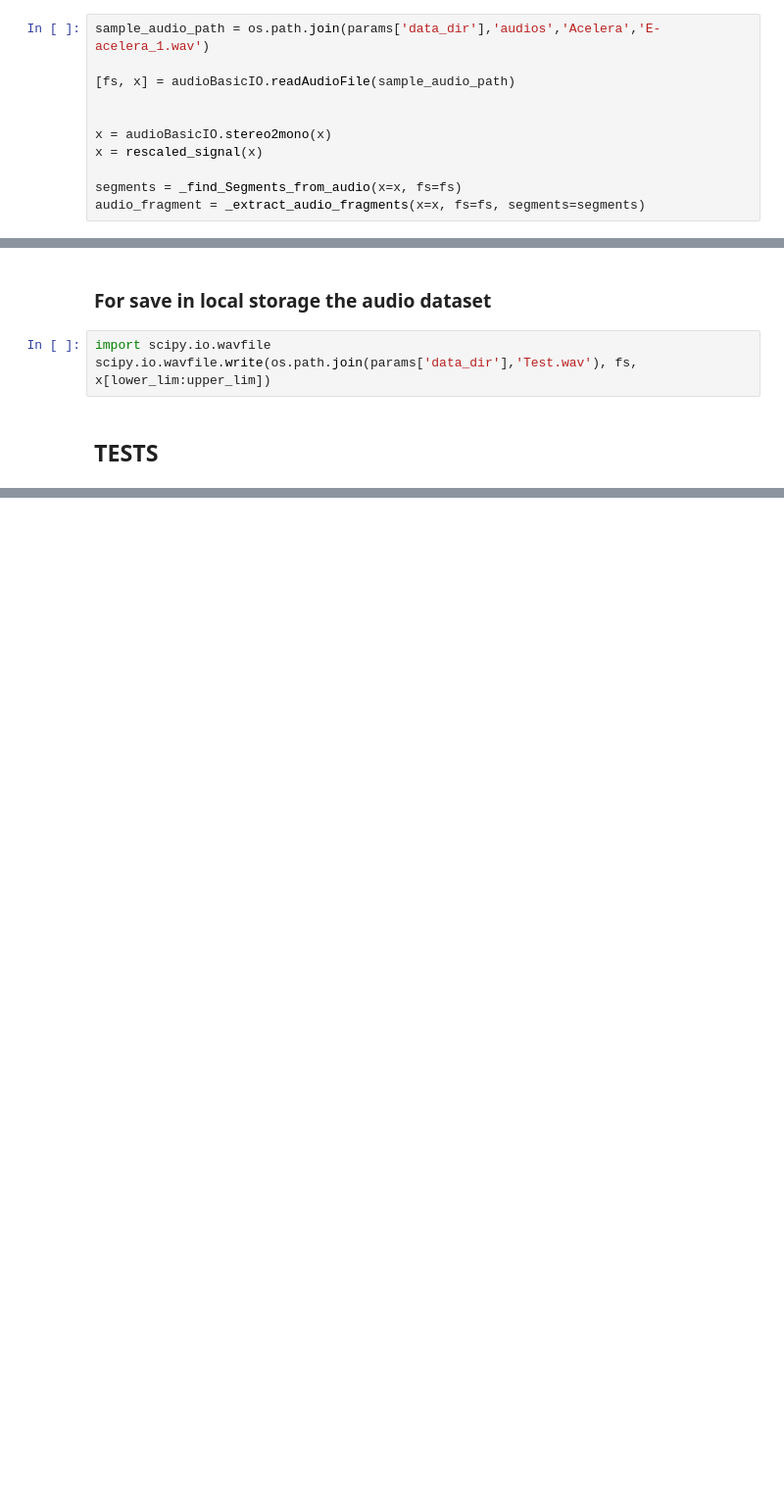
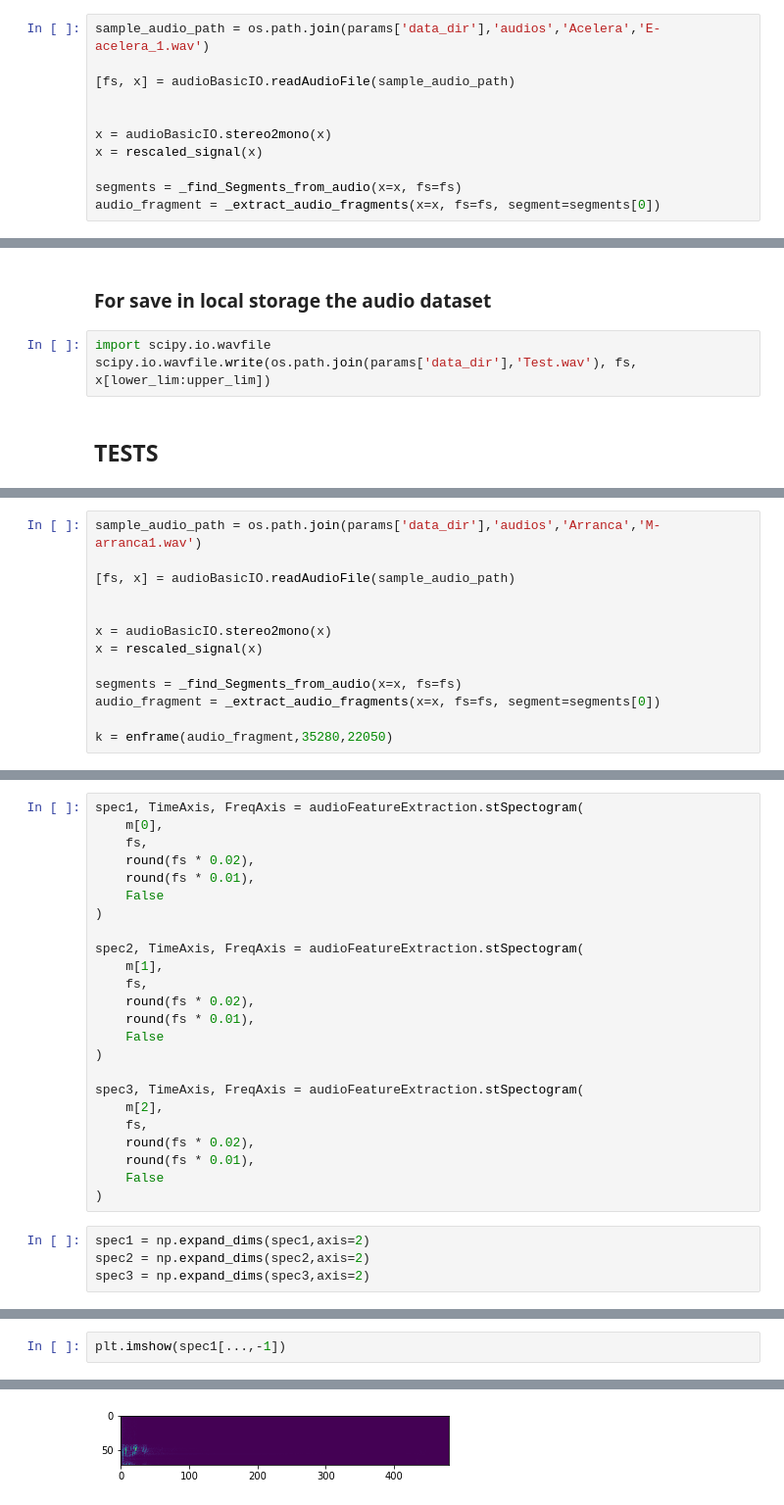
Before and after one commit to SebasPelaez/speech-recognition-pi, a Jupyter notebook: Pruebas.ipynb, the cells around one changed output, grey strips where cells are left out. Shown at 98% size. Saved outputs shown, nothing was run; the diff lists cells and outputs as text; blank space fills up the shorter version.

```diff
--- a/Pruebas.ipynb
+++ b/Pruebas.ipynb
@@ -192,7 +192,7 @@ x = audioBasicIO.stereo2mono(x)
 x = rescaled_signal(x)
 
 segments = _find_Segments_from_audio(x=x, fs=fs)
-audio_fragment = _extract_audio_fragments(x=x, fs=fs, segments=segments)
+audio_fragment = _extract_audio_fragments(x=x, fs=fs, segment=segments[0])
 # %% [markdown]
 ## Audio Segment Plot
 # %%
@@ -282,0 +317,13 @@ Promedio de longitud de palabra 58253.544642857145
+# %%
+sample_audio_path = os.path.join(params['data_dir'],'audios','Arranca','M-arranca1.wav')
+
+[fs, x] = audioBasicIO.readAudioFile(sample_audio_path)
+
+
+x = audioBasicIO.stereo2mono(x)
+x = rescaled_signal(x)
+
+segments = _find_Segments_from_audio(x=x, fs=fs)
+audio_fragment = _extract_audio_fragments(x=x, fs=fs, segment=segments[0])
+
+k = enframe(audio_fragment,35280,22050)
@@ -282,0 +357,28 @@ Promedio de longitud de palabra 58253.544642857145
+# %%
+spec1, TimeAxis, FreqAxis = audioFeatureExtraction.stSpectogram(
+    m[0],
+    fs,
+    round(fs * 0.02),
+    round(fs * 0.01),
+    False
+)
+
+spec2, TimeAxis, FreqAxis = audioFeatureExtraction.stSpectogram(
+    m[1],
+    fs,
+    round(fs * 0.02),
+    round(fs * 0.01),
+    False
+)
+
+spec3, TimeAxis, FreqAxis = audioFeatureExtraction.stSpectogram(
+    m[2],
+    fs,
+    round(fs * 0.02),
+    round(fs * 0.01),
+    False
+)
+# %%
+spec1 = np.expand_dims(spec1,axis=2)
+spec2 = np.expand_dims(spec2,axis=2)
+spec3 = np.expand_dims(spec3,axis=2)
@@ -282,0 +390,3 @@ Promedio de longitud de palabra 58253.544642857145
+# %%
+plt.imshow(spec1[...,-1])
+# %% [output]
@@ -282,0 +394 @@ Promedio de longitud de palabra 58253.544642857145
+[figure, added]
```
Also changed, not shown: parts of 12 cells of this notebook.
